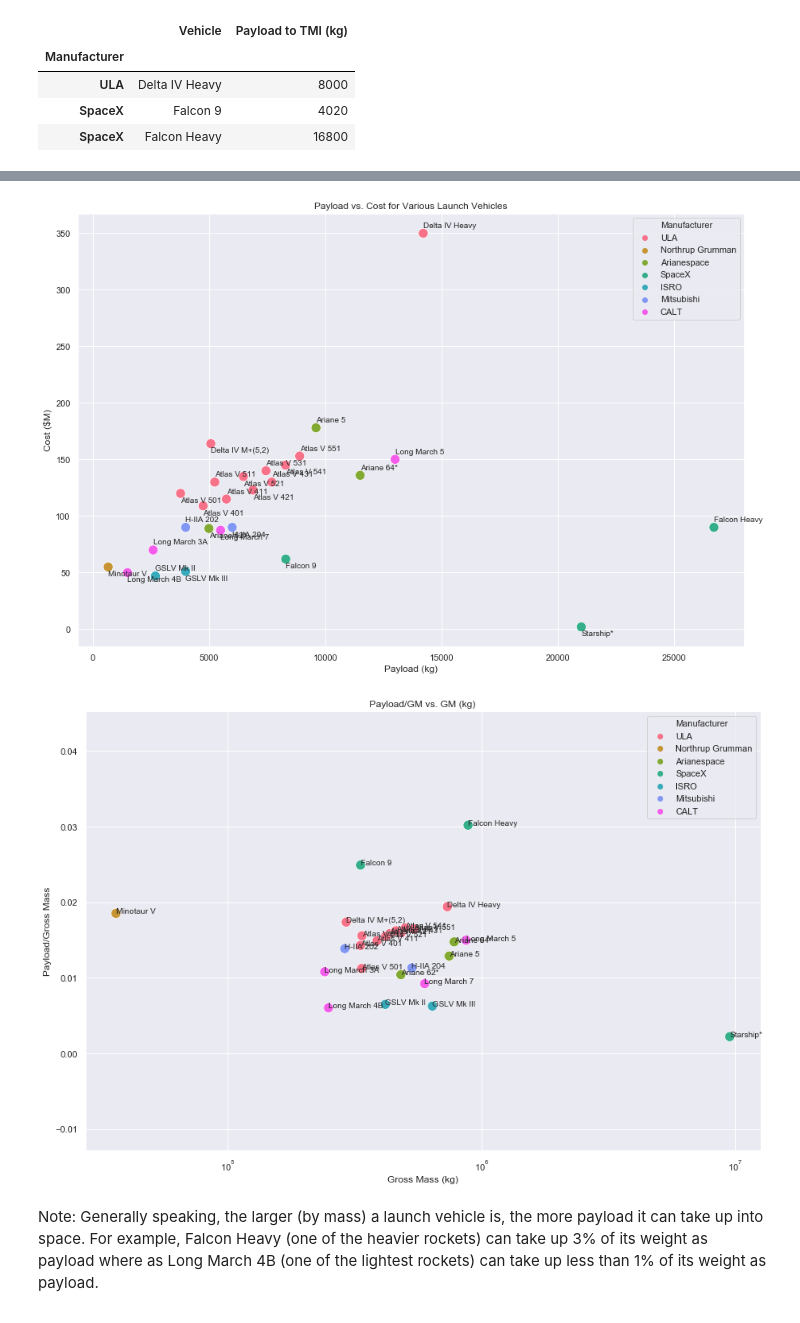
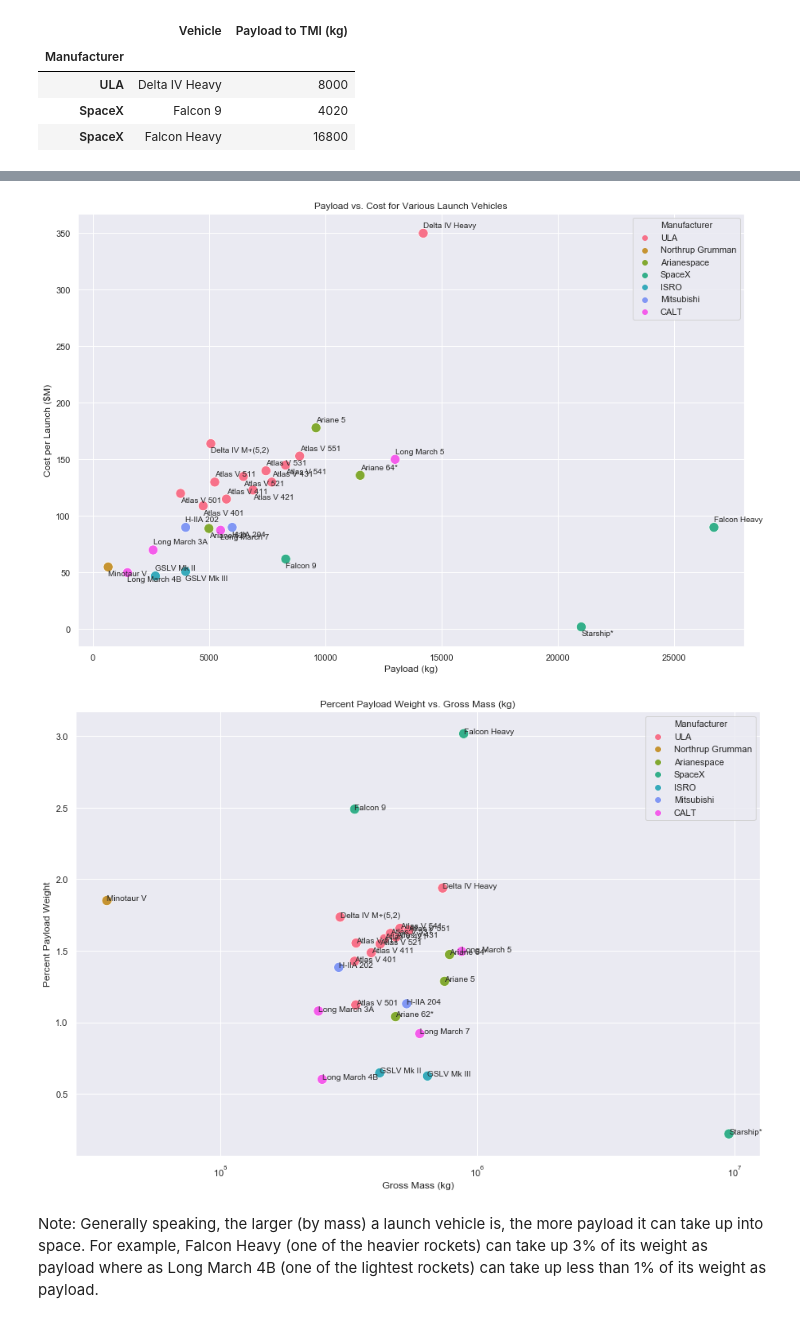
Before and after one commit to candaceyee/Space-Based-Solar, a Jupyter notebook: launch_systems.ipynb, the cells around one changed output, grey strips where cells are left out. Cells and saved outputs as stored; diff of their text form; code cells hidden in the pictures.

```diff
--- a/launch_systems.ipynb
+++ b/launch_systems.ipynb
@@ -205,7 +205,7 @@ current_launch_systems
 # source for GSLV: https://www.gao.gov/assets/690/687571.pdf
 # source for HII-A: https://spaceflight101.com/members/wp-content/uploads/sites/54/2017/02/HIIA-202.pdf, also check Mitsubishi Manual
 
-launch_cost_v_payload = pd.DataFrame(columns = ['Manufacturer', 'Launch Vehicle', 'Year','Payload (GTO)', 'Cost ($M)'])
+launch_cost_v_payload = pd.DataFrame(columns = ['Manufacturer', 'Launch Vehicle', 'Year','Payload (GTO)', 'Cost per Launch ($M)'])
 
 launch_cost_v_payload['Manufacturer'] = ['ULA', 'ULA',
                                          'ULA', 'ULA', 'ULA', 'ULA', 'ULA', 'ULA', 'ULA', 'ULA', 'ULA', 'ULA',
@@ -234,7 +234,7 @@ launch_cost_v_payload['Payload (GTO)'] = [5080, 14210,
                                    4000, 6000,
                                    2600, 1500, 13000, 5500]
 
-launch_cost_v_payload['Cost ($M)'] = [164, 350,
+launch_cost_v_payload['Cost per Launch ($M)'] = [164, 350,
                                      109, 115, 123, 130, 120, 130, 135, 140, 145, 153,
                                      55,
                                      178, 89, 136,
@@ -275,33 +295,35 @@ launch_cost_v_payload.to_csv('current_launch_systems_data.csv')
 # %%
 sns.set_palette('husl')
 fig = plt.figure(figsize = (15,10))
-ax = sns.scatterplot('Payload (GTO)', 'Cost ($M)', data = launch_cost_v_payload, hue = 'Manufacturer', s = 150)
+ax = sns.scatterplot('Payload (GTO)', 'Cost per Launch ($M)', data = launch_cost_v_payload, hue = 'Manufacturer', s = 150)
 plt.xlabel('Payload (kg)');
 plt.title('Payload vs. Cost for Various Launch Vehicles');
 for idx, data in launch_cost_v_payload.iterrows():
     if idx % 2 == 0:
-        ax.text(data['Payload (GTO)'], data['Cost ($M)'] - 8, data['Launch Vehicle'], fontsize = 10)
+        ax.text(data['Payload (GTO)'], data['Cost per Launch ($M)'] - 8, data['Launch Vehicle'], fontsize = 10)
     elif idx % 2 == 1:
-        ax.text(data['Payload (GTO)'], data['Cost ($M)'] + 5, data['Launch Vehicle'], fontsize = 10)
+        ax.text(data['Payload (GTO)'], data['Cost per Launch ($M)'] + 5, data['Launch Vehicle'], fontsize = 10)
 # %% [output]
-[figure, old version]
+[figure, new version]
 # %%
-ratio = launch_cost_v_payload['Payload (GTO)']/launch_cost_v_payload['Gross Mass (kg)']
-launch_cost_v_payload['Payload:Gross Mass'] = ratio
-price_ratio = (launch_cost_v_payload['Cost ($M)']/launch_cost_v_payload['Payload (GTO)'])*10e5
-launch_cost_v_payload['Price/kg'] = price_ratio
+ratio = launch_cost_v_payload['Payload (GTO)']/launch_cost_v_payload['Gross Mass (kg)']*100
+ratio = ratio.round(3)
+launch_cost_v_payload['Percent Payload Weight'] = ratio
+price_ratio = (launch_cost_v_payload['Cost per Launch ($M)']/launch_cost_v_payload['Payload (GTO)'])*10e5
+price_ratio = price_ratio.round(2)
+launch_cost_v_payload['Price per Kg ($/kg)'] = price_ratio
 # %%
 fig = plt.figure(figsize = (15,10))
-ax = sns.scatterplot('Gross Mass (kg)', 'Payload:Gross Mass', data = launch_cost_v_payload,
+ax = sns.scatterplot('Gross Mass (kg)', 'Percent Payload Weight', data = launch_cost_v_payload,
                      s = 150, hue = 'Manufacturer')
 plt.xscale('log')
 plt.xlabel('Gross Mass (kg)');
-plt.ylabel('Payload/Gross Mass')
-plt.title('Payload/GM vs. GM (kg)');
+plt.ylabel('Percent Payload Weight')
+plt.title('Percent Payload Weight vs. Gross Mass (kg)');
 for idx, data in launch_cost_v_payload.iterrows():
-    ax.text(data['Gross Mass (kg)'], data['Payload:Gross Mass'], data['Launch Vehicle'], fontsize = 10)
+    ax.text(data['Gross Mass (kg)'], data['Percent Payload Weight'], data['Launch Vehicle'], fontsize = 10)
 # %% [output]
-[figure, old version]
+[figure, new version]
 # %% [markdown]
 Note: Generally speaking, the larger (by mass) a launch vehicle is, the more payload it can take up into space. For example, Falcon Heavy (one of the heavier rockets) can take up 3% of its weight as payload where as Long March 4B (one of the lightest rockets) can take up less than 1% of its weight as payload.
 # %%
```
Also changed, not shown: parts of 7 cells of this notebook, 2 other files.
